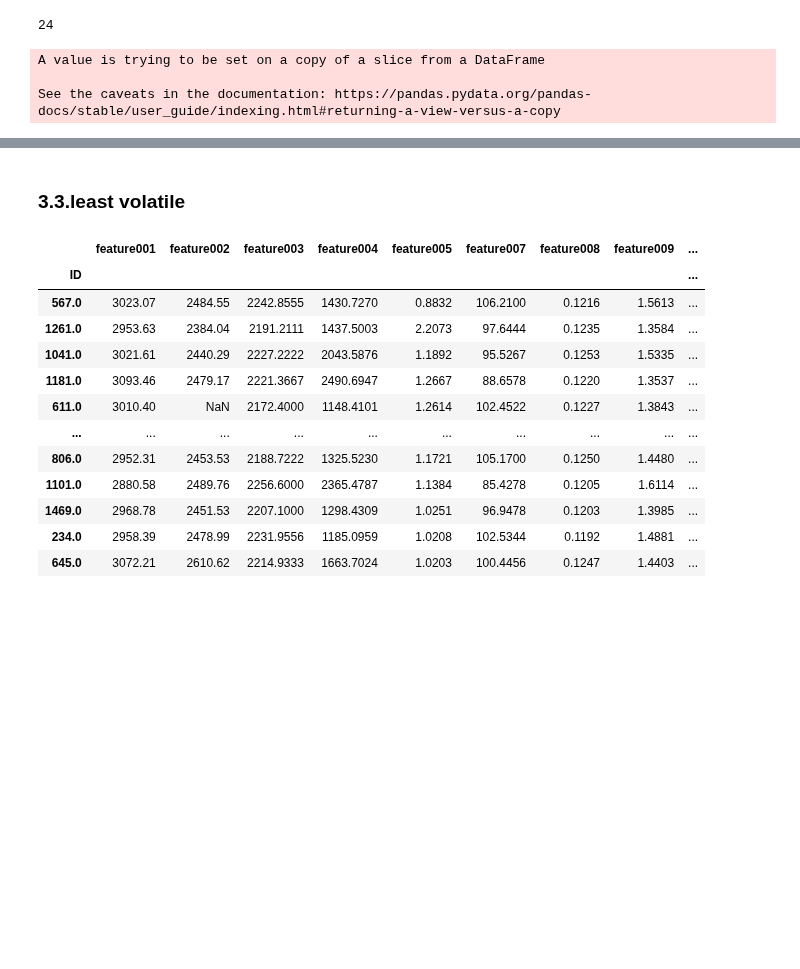
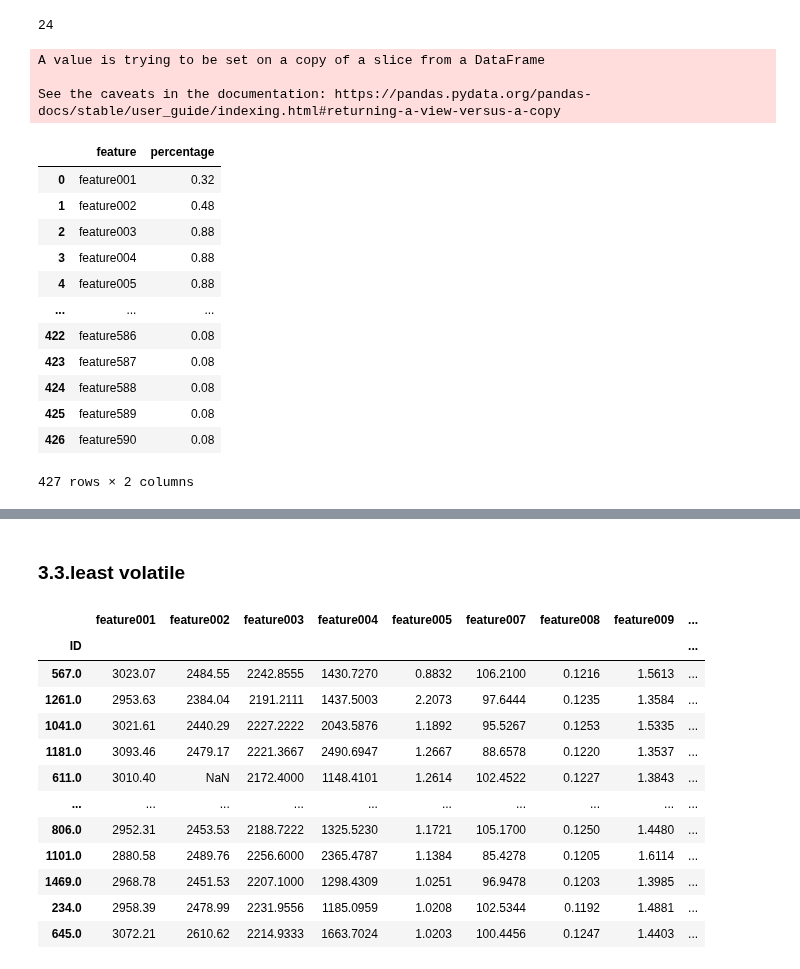
Before and after one commit to Landschy/datamining-htw, a Jupyter notebook: scripts/Unified.ipynb, the cells around one changed output, grey strips where cells are left out. Drawn from its saved outputs; the diff is of its cells as text; code cells hidden in the pictures; blank space fills up the shorter version.

```diff
--- a/scripts/Unified.ipynb
+++ b/scripts/Unified.ipynb
@@ -176,3 +176,22 @@ x_train.drop(feature_na_55, axis = 1, inplace = True)
 A value is trying to be set on a copy of a slice from a DataFrame
 
 See the caveats in the documentation: https://pandas.pydata.org/pandas-docs/stable/user_guide/indexing.html#returning-a-view-versus-a-copy
+# %%
+nan_perc = pd.DataFrame(round((x_train.isnull().sum() * 100/ len(x_train)),2))
+nan_perc = nan_perc.reset_index()
+nan_perc = nan_perc.rename({'index': 'feature', 0: 'percentage'}, axis=1)
+nan_perc
+# %% [output]
+|  | feature | percentage |
+| 0 | feature001 | 0.32 |
+| 1 | feature002 | 0.48 |
+| 2 | feature003 | 0.88 |
+| 3 | feature004 | 0.88 |
+| 4 | feature005 | 0.88 |
+| ... | ... | ... |
+| 422 | feature586 | 0.08 |
+| 423 | feature587 | 0.08 |
+| 424 | feature588 | 0.08 |
+| 425 | feature589 | 0.08 |
+| 426 | feature590 | 0.08 |
+427 rows × 2 columns
```
Also changed, not shown: parts of 1 cell of this notebook.
